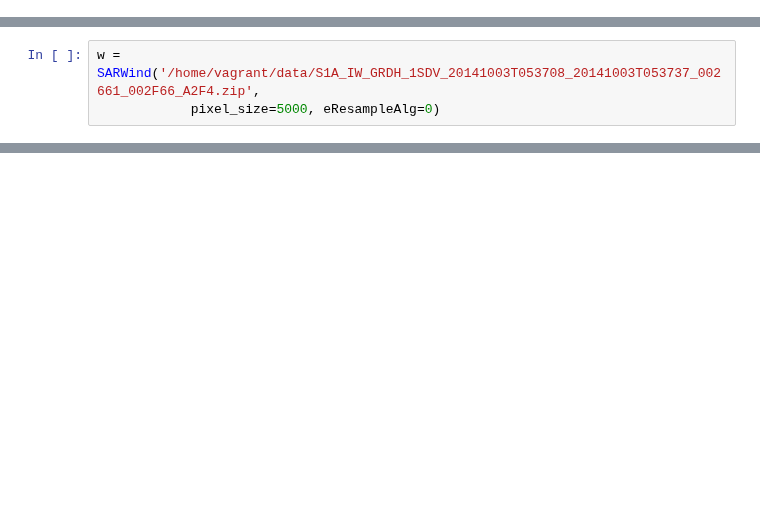
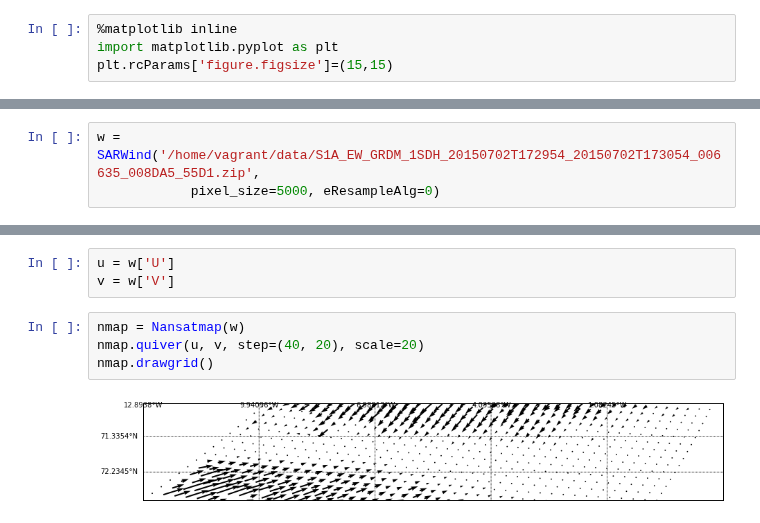
Before and after one commit to nansencenter/nansat-lectures, a Jupyter notebook: notebooks/openwind_demo.ipynb, the cells around one changed output, grey strips where cells are left out. Cells and saved outputs as stored; diff of their text form; blank space fills up the shorter version.

Commit message:
add working Sentinel 1 image

```diff
--- a/notebooks/openwind_demo.ipynb
+++ b/notebooks/openwind_demo.ipynb
@@ -1 +1,5 @@
+# %%
+%matplotlib inline
+import matplotlib.pyplot as plt
+plt.rcParams['figure.figsize']=(15,15)
 # %%
@@ -2,5 +7,5 @@
 from openwind.sar_wind import SARWind
 # %%
-w = SARWind('/home/vagrant/data/S1A_IW_GRDH_1SDV_20141003T053708_20141003T053737_002661_002F66_A2F4.zip',
+w = SARWind('/home/vagrant/data/S1A_EW_GRDM_1SDH_20150702T172954_20150702T173054_006635_008DA5_55D1.zip',
             pixel_size=5000, eResampleAlg=0)
 # %% [output]
@@ -15,0 +46,9 @@ Time difference between SAR image and wind direction: 0.38 hours
+# %%
+u = w['U']
+v = w['V']
+# %%
+nmap = Nansatmap(w)
+nmap.quiver(u, v, step=(40, 20), scale=20)
+nmap.drawgrid()
+# %% [output]
+[figure, added]
```
Also changed, not shown: parts of 3 cells of this notebook, 1 other file.
